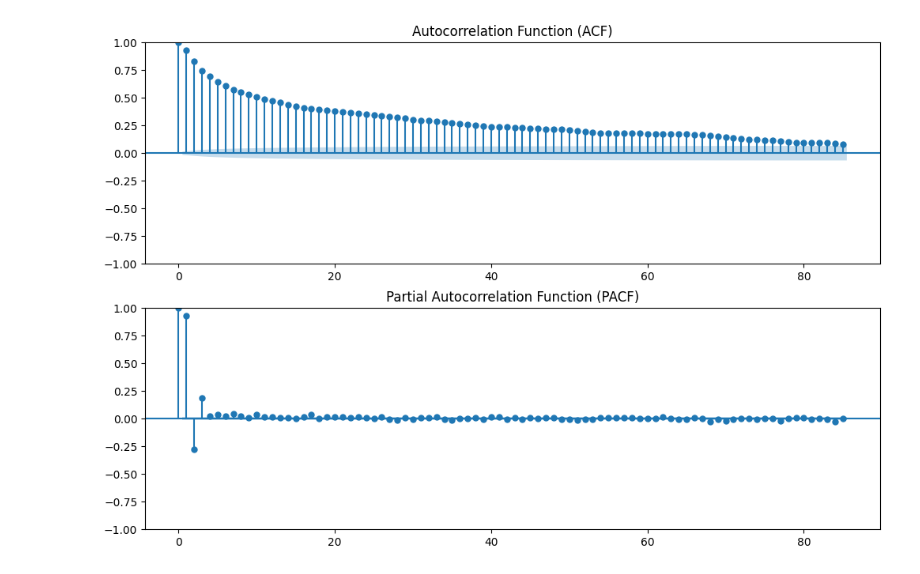
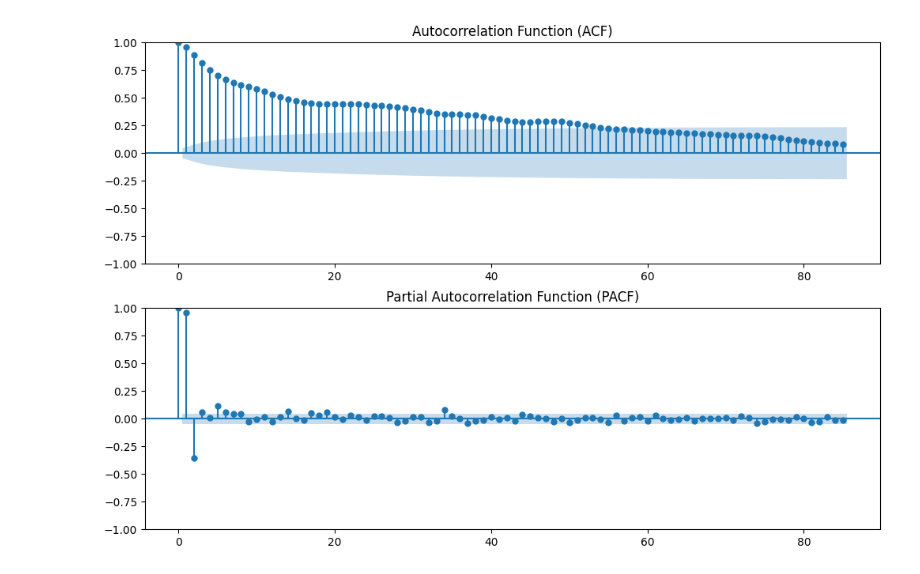
Before and after one commit to nicolaigarder/Forecasting-water-inflow, a Jupyter notebook: Time_series_models.ipynb, the cells around one changed output. Cells and saved outputs as stored; diff of their text form; code cells hidden in the pictures.

```diff
--- a/Time_series_models.ipynb
+++ b/Time_series_models.ipynb
@@ -20,7 +26,8 @@ korup_parken_df.columns = korup_parken_df.columns.str.strip()
 korup_parken_df.columns = ["timestamp", "KarupBro", "BygholmPark"]
 
 # Convert timestamp to datetime format
-korup_parken_df["timestamp"] = pd.to_datetime(korup_parken_df["timestamp"], format="%d-%m-%Y")
+korup_parken_df["timestamp"] = pd.to_datetime(korup_parken_df["timestamp"], format="%d-%m-%Y", errors='coerce')
+korup_parken_df["timestamp"] = korup_parken_df["timestamp"].dt.date
 
 # Drop the BygholmPark column
 korup_parken_df = korup_parken_df.drop(columns=["BygholmPark"])
@@ -30,3 +37,5 @@ korup_parken_df = korup_parken_df.sort_values("timestamp").reset_index(drop=True
 
 # Ensure no missing values
 korup_parken_df = korup_parken_df.dropna()
+
+korup_parken_df.head()
@@ -32,0 +49,19 @@ korup_parken_df = korup_parken_df.dropna()
+# %%
+# Date range
+start_date = pd.to_datetime("2018-01-01").date()
+end_date = pd.to_datetime("2023-01-01").date()
+
+# Filter data
+date_filtered_data = korup_parken_df[
+    (korup_parken_df["timestamp"] >= start_date) &
+    (korup_parken_df["timestamp"] <= end_date)
+]
+
+# Plot the selected time range
+plt.figure(figsize=(12, 6))
+plt.plot(date_filtered_data["timestamp"], date_filtered_data["KarupBro"], label="KarupBro", color='blue')
+plt.xlabel("Date")
+plt.ylabel("Value")
+plt.title(f"Precipitation from {start_date} to {end_date}")
+plt.legend()
+plt.show()
@@ -69,10 +92,10 @@ The data is likely stationary (reject null hypothesis).
 # %%
 # Plot Autocorrelation and Partial Autocorrelation
 fig, ax = plt.subplots(2, 1, figsize=(12, 8))
-sm.graphics.tsa.plot_acf(korup_parken_df["KarupBro"], ax=ax[0], lags=85)
+sm.graphics.tsa.plot_acf(date_filtered_data["KarupBro"], ax=ax[0], lags=85)
 ax[0].set_title("Autocorrelation Function (ACF)")
-sm.graphics.tsa.plot_pacf(korup_parken_df["KarupBro"], ax=ax[1], lags=85)
+sm.graphics.tsa.plot_pacf(date_filtered_data["KarupBro"], ax=ax[1], lags=85)
 ax[1].set_title("Partial Autocorrelation Function (PACF)")
 plt.show()
 # %% [output]
-[figure, old version]
+[figure, new version]
```
Also changed, not shown: parts of 16 cells of this notebook, 4 other files.
